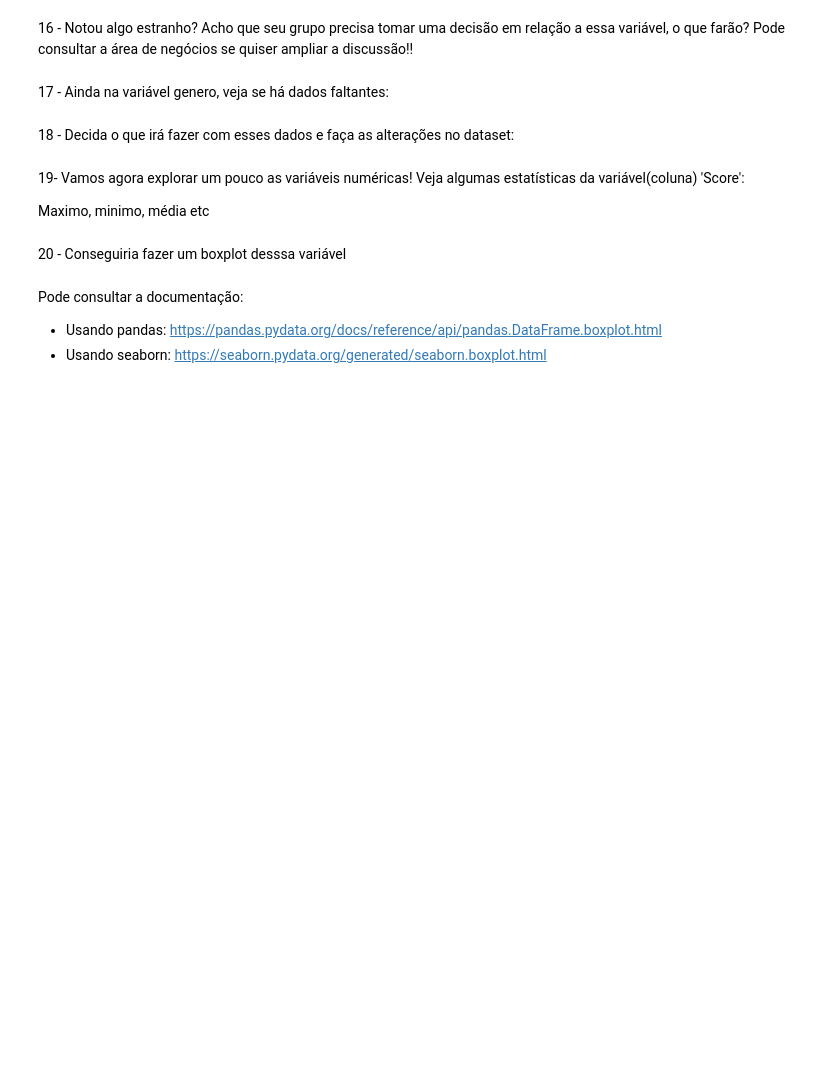
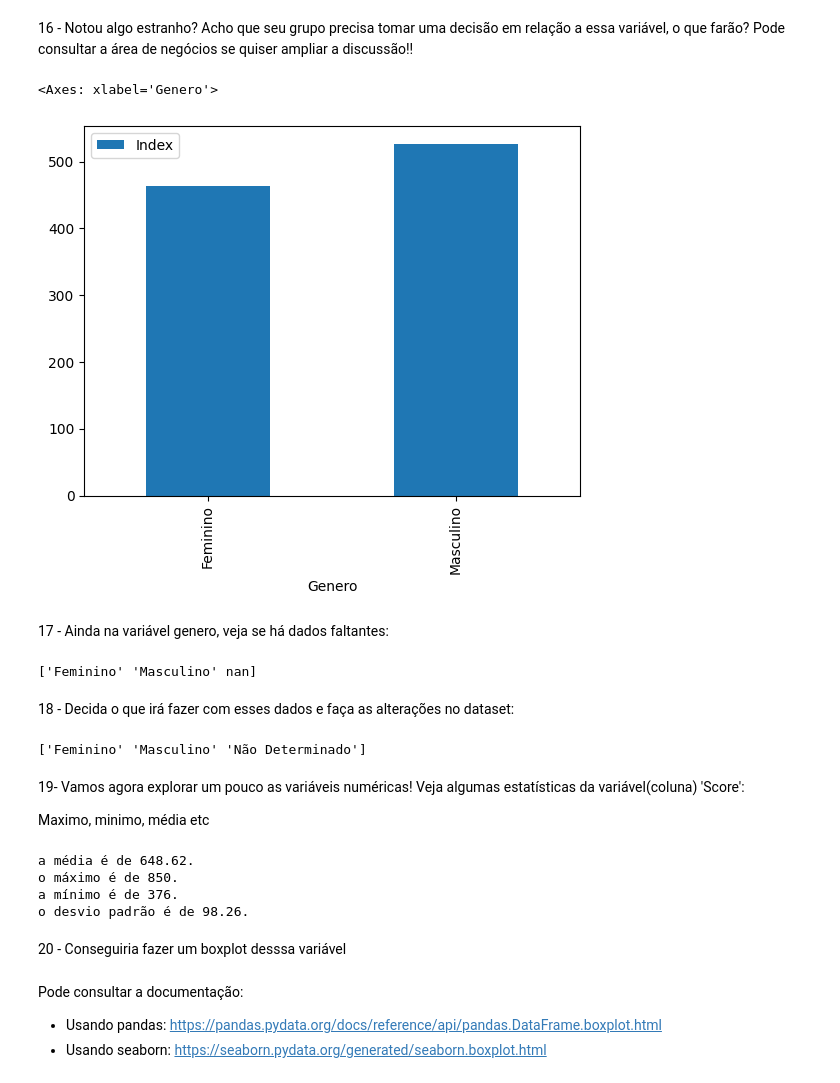
Before and after one commit to ceska68/Exercicios, a Jupyter notebook: Desafio_5_Limpando_um_dataset_.ipynb, the cells around one changed output. Cells and saved outputs as stored; diff of their text form; code cells hidden in the pictures; blank space fills up the shorter version.

```diff
--- a/Desafio_5_Limpando_um_dataset_.ipynb
+++ b/Desafio_5_Limpando_um_dataset_.ipynb
@@ -68,7 +165,19 @@ https://pandas.pydata.org/docs/reference/api/pandas.DataFrame.plot.bar.html
 # %% [markdown]
 16 - Notou algo estranho? Acho que seu grupo precisa tomar uma decisão em relação a essa variável, o que farão?
 Pode consultar a área de negócios se quiser ampliar a discussão!!
+# %%
+df['Genero'] = df['Genero'].replace(['F','Fem'], 'Feminino')
+df['Genero'] = df['Genero'].replace('M', 'Masculino')
+# %%
+df.groupby(['Genero'])[['Index']].count().plot(kind='bar')
+# %% [output]
+<Axes: xlabel='Genero'>
+[figure, added]
 # %% [markdown]
 17 - Ainda na variável genero, veja se há dados faltantes:
+# %%
+print(df['Genero'].unique())
+# %% [output]
+['Feminino' 'Masculino' nan]
 # %% [markdown]
 18 - Decida o que irá fazer com esses dados e faça as alterações no dataset:
@@ -75,7 +186,26 @@ Pode consultar a área de negócios se quiser ampliar a discussão!!
+# %%
+print(df['Genero'].unique())
+# %% [output]
+['Feminino' 'Masculino' 'Não Determinado']
 # %% [markdown]
 19- Vamos agora explorar um pouco as variáveis numéricas! Veja algumas estatísticas da variável(coluna) 'Score':
 
 Maximo, minimo, média etc
+# %%
+mean = df['Score'].mean()
+max = df['Score'].max()
+min = df['Score'].min()
+std = df['Score'].std()
+
+print(f'a média é de {round(mean,2)}.')
+print(f'o máximo é de {max}.')
+print(f'a mínimo é de {min}.')
+print(f'o desvio padrão é de {round(std,2)}.')
+# %% [output]
+a média é de 648.62.
+o máximo é de 850.
+a mínimo é de 376.
+o desvio padrão é de 98.26.
 # %% [markdown]
 20 - Conseguiria fazer um boxplot desssa variável
 # %% [markdown]
```
Also changed, not shown: parts of 17 cells of this notebook.
